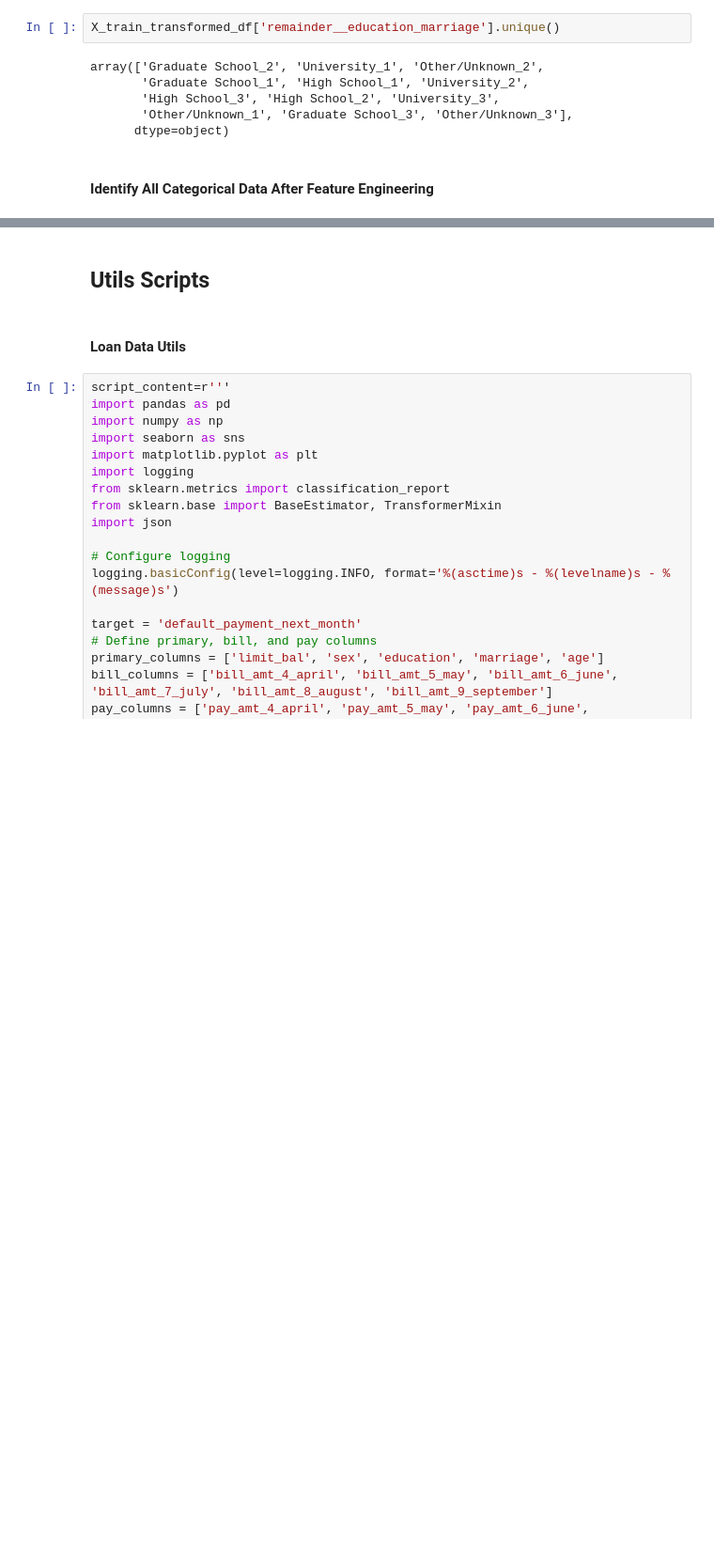
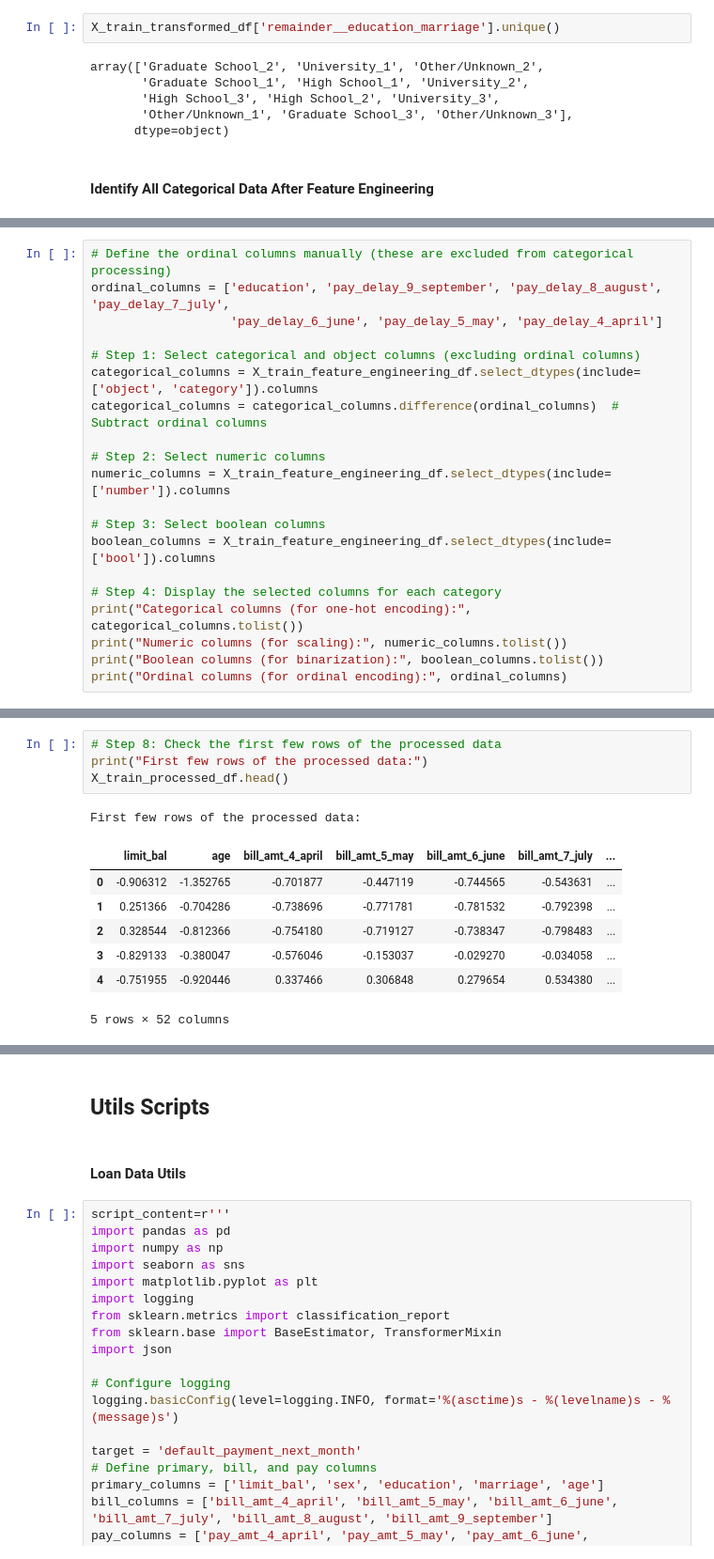
Before and after one commit to micah-shull/ML_Classification_Loan_Defaults, a Jupyter notebook: loan_defaults_012_preprocessor_debug.ipynb, the cells around one changed output, grey strips where cells are left out. Shown: that part at 94% size. Saved outputs shown, nothing was run; the diff lists cells and outputs as text; blank space fills up the shorter version.

```diff
--- a/loan_defaults_012_preprocessor_debug.ipynb
+++ b/loan_defaults_012_preprocessor_debug.ipynb
@@ -1466,0 +1754,20 @@ Categories (12, object): ['No consumption' < 'Paid in full' < 'Revolving credit'
+# %%
+# Define the ordinal columns manually (these are excluded from categorical processing)
+ordinal_columns = ['education', 'pay_delay_9_september', 'pay_delay_8_august', 'pay_delay_7_july',
+                   'pay_delay_6_june', 'pay_delay_5_may', 'pay_delay_4_april']
+
+# Step 1: Select categorical and object columns (excluding ordinal columns)
+categorical_columns = X_train_feature_engineering_df.select_dtypes(include=['object', 'category']).columns
+categorical_columns = categorical_columns.difference(ordinal_columns)  # Subtract ordinal columns
+
+# Step 2: Select numeric columns
+numeric_columns = X_train_feature_engineering_df.select_dtypes(include=['number']).columns
+
+# Step 3: Select boolean columns
+boolean_columns = X_train_feature_engineering_df.select_dtypes(include=['bool']).columns
+
+# Step 4: Display the selected columns for each category
+print("Categorical columns (for one-hot encoding):", categorical_columns.tolist())
+print("Numeric columns (for scaling):", numeric_columns.tolist())
+print("Boolean columns (for binarization):", boolean_columns.tolist())
+print("Ordinal columns (for ordinal encoding):", ordinal_columns)
@@ -1466,0 +1847,13 @@ Categories (12, object): ['No consumption' < 'Paid in full' < 'Revolving credit'
+# %%
+# Step 8: Check the first few rows of the processed data
+print("First few rows of the processed data:")
+X_train_processed_df.head()
+# %% [output]
+First few rows of the processed data:
+|  | limit_bal | age | bill_amt_4_april | bill_amt_5_may | bill_amt_6_june | bill_amt_7_july | ... |
+| 0 | -0.906312 | -1.352765 | -0.701877 | -0.447119 | -0.744565 | -0.543631 | ... |
+| 1 | 0.251366 | -0.704286 | -0.738696 | -0.771781 | -0.781532 | -0.792398 | ... |
+| 2 | 0.328544 | -0.812366 | -0.754180 | -0.719127 | -0.738347 | -0.798483 | ... |
+| 3 | -0.829133 | -0.380047 | -0.576046 | -0.153037 | -0.029270 | -0.034058 | ... |
+| 4 | -0.751955 | -0.920446 | 0.337466 | 0.306848 | 0.279654 | 0.534380 | ... |
+5 rows × 52 columns
```
Also changed, not shown: parts of 13 cells of this notebook.
